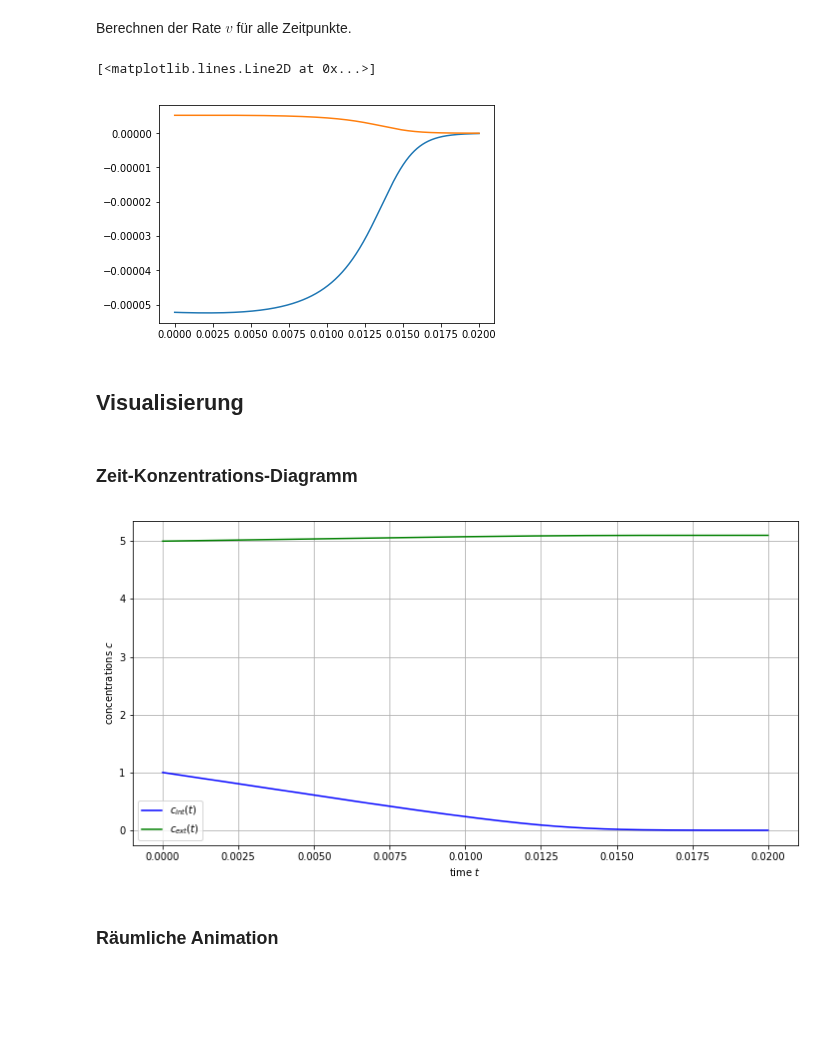
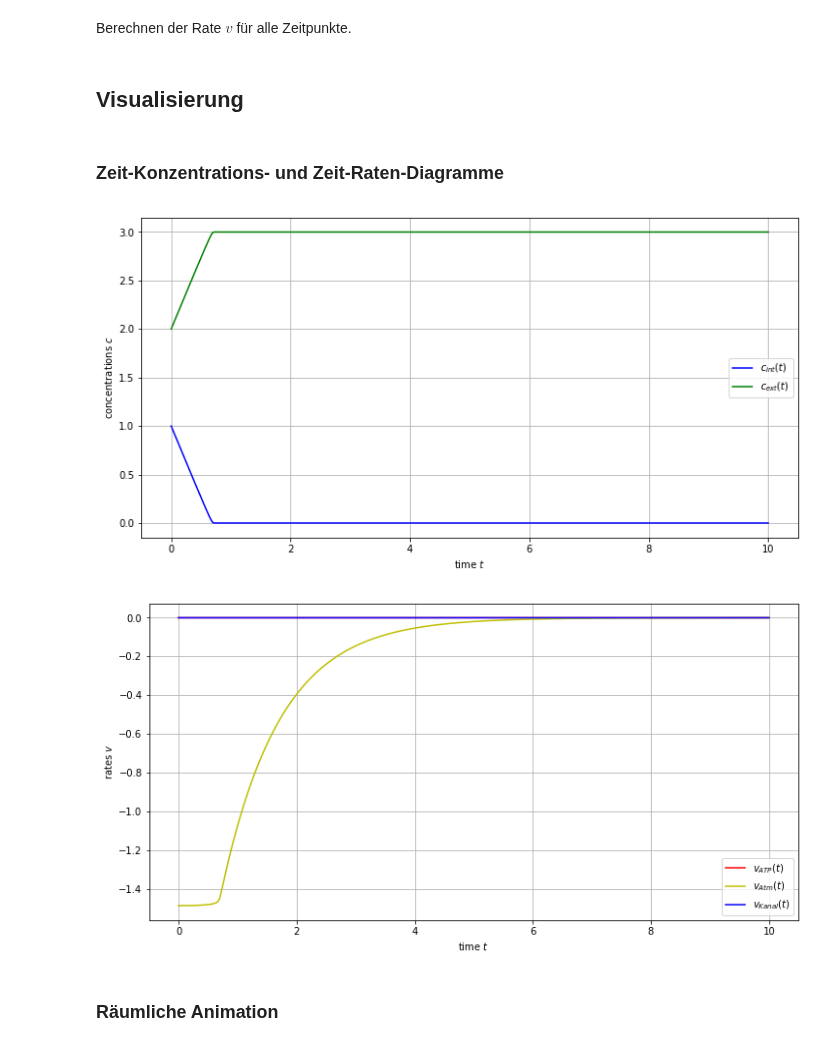
Before and after one commit to felixko/Membranpoti, a Jupyter notebook: modell/discrete_concentrations/notebook_lastfelix.ipynb, the cells around one changed output. Saved outputs shown, nothing was run; the diff lists cells and outputs as text; code cells hidden in the pictures; blank space fills up the shorter version.

Commit message:
modelling rate plot funktioniert

```diff
--- a/modell/discrete_concentrations/notebook_lastfelix.ipynb
+++ b/modell/discrete_concentrations/notebook_lastfelix.ipynb
@@ -226,54 +226,57 @@ def v_Kanal(c):
 ### Protonenfluss über die Atmungskette
 # %%
 def v_Atm(c, N=1):
-    v = -100 * c[0] / (0.1 + c[0]) #Einfach MM-Kinetik um schnell ansteigendes und dann schnell konstant bleibendes Verhalten zu bekommen
+    v = -1.5 * c[0] / (10**(-2) + c[0])
+    #Einfach MM-Kinetik um schnell ansteigendes und dann schnell konstant bleibendes Verhalten zu bekommen
     return N * v
 # %% [markdown]
 ### Zusammenführung zum Gesamtfluss und Verrechnung zur Konzentration
-# %%
-def v(c):
-    return v_ATP(c, N = 10) + v_Atm(c) + v_Kanal(c)
-
-def cdot(c, t):
-    dcdt = [v(c)/V[0], -v(c)/V[1]]
-    return dcdt
+# %%
+def cdot(c, t):
+    vATP = v_ATP(c)
+    vAtm = v_Atm(c)
+    vKanal = v_Kanal(c)
+    v = vATP + vAtm + vKanal
+    dcdt = [v/V[0], -v/V[1], vATP-c[2], vAtm-c[3], vKanal-c[4]]
+    return dcdt
 # %% [markdown]
 ## Integration
 # %% [markdown]
 ### Lösung mit scipy.odeint
 # %%
 t = np.linspace(0, time, steps+1)
-solution = odeint(cdot, c_0, t, args=())
+solution = odeint(cdot, [c_0[0], c_0[1], v_ATP(c_0), v_Atm(c_0), v_Kanal(c_0)], t, args=())
 # %% [markdown]
 Berechnen der Rate $v$ für alle Zeitpunkte.
-# %%
-rates0 = np.gradient(solution[:, 0])
-rates1 = np.gradient(solution[:, 1])
-
-plt.plot(t, rates0)
-plt.plot(t, rates1)
-# %% [output]
-[<matplotlib.lines.Line2D at 0x...>]
-[figure, removed]
 # %% [markdown]
 ## Visualisierung
 # %%
 import matplotlib.pyplot as plt
 %matplotlib inline
 # %% [markdown]
-### Zeit-Konzentrations-Diagramm
+### Zeit-Konzentrations- und Zeit-Raten-Diagramme
 # %%
 tc, tc_ax = plt.subplots(figsize=(12, 6))
 plt.plot(t, solution[:, 0], 'b', label='$c_{int}(t)$')
 plt.plot(t, solution[:, 1], 'g', label='$c_{ext}(t)$')
 plt.legend(loc='best')
 plt.xlabel('time $t$')
 plt.ylabel('concentrations $c$')
 plt.grid()
 plt.show()
 #tc.savefig('./figures/time-conc-diagram.png')
+tcdot, tcdot_ax = plt.subplots(figsize=(12, 6))
+plt.plot(t, solution[:, 2], 'r', label='$v_{ATP}(t)$')
+plt.plot(t, solution[:, 3], 'y', label='$v_{Atm}(t)$')
+plt.plot(t, solution[:, 4], 'b', label='$v_{Kanal}(t)$')
+plt.legend(loc='best')
+plt.xlabel('time $t$')
+plt.ylabel('rates $v$')
+plt.grid()
+plt.show()
 # %% [output]
-[figure, old version]
+[figure, new version]
+[figure, added]
 # %% [markdown]
 ### Räumliche Animation
 # %%
```
Also changed, not shown: parts of 5 cells of this notebook.
